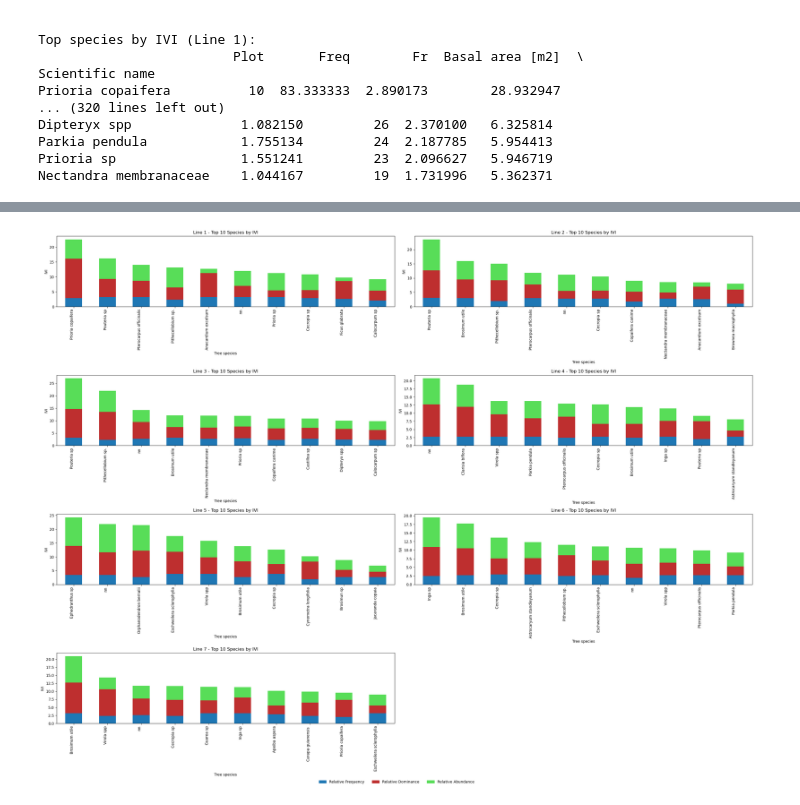
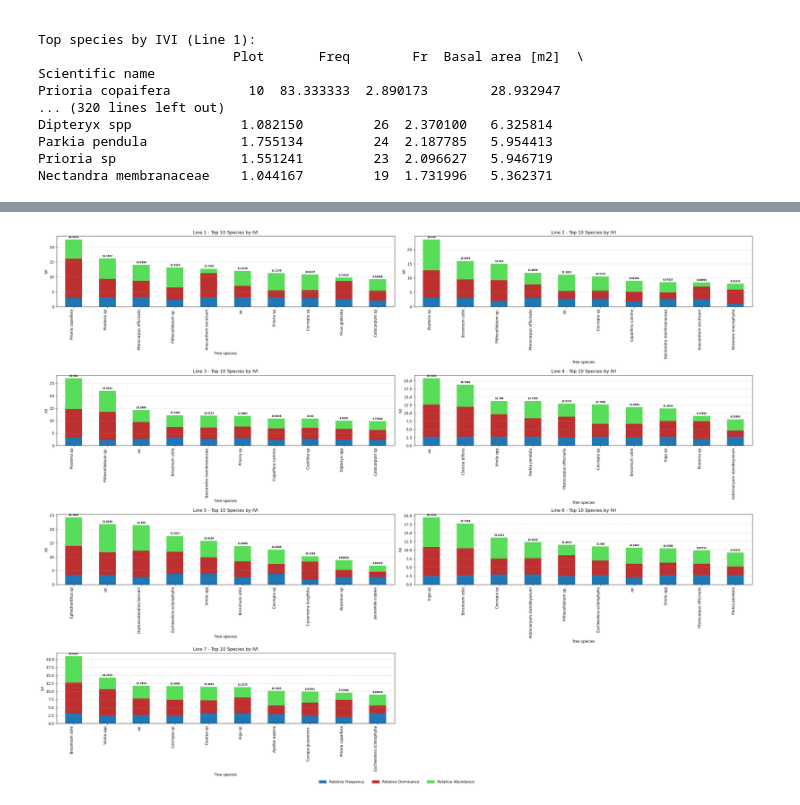
Before and after one commit to miguelif92/IVI-ForstEcol, a Jupyter notebook: notebook/1_ivi.ipynb, the cells around one changed output, grey strips where cells are left out. Drawn from its saved outputs; the diff is of its cells as text; code cells hidden in the pictures.

```diff
--- a/notebook/1_ivi.ipynb
+++ b/notebook/1_ivi.ipynb
@@ -342,7 +415,7 @@ def compute_ivi(line_df):
     do = line_df.pivot_table(index='Scientific name', values='Basal area [m2]', aggfunc='sum')
     do = do[do['Basal area [m2]'] != 0]
     g = do['Basal area [m2]'].sum()
-    do['Do'] = (do['Basal area [m2]'] / g) * 100 if g > 0 else 0
+    do['Dr'] = (do['Basal area [m2]'] / g) * 100 if g > 0 else 0
 
     # Abundance: count individuals and compute relative abundance
     ab = line_df.groupby('Scientific name').size().to_frame(name='Abundance')
@@ -352,13 +425,13 @@ def compute_ivi(line_df):
 
     # Join components and compute IVI
     ivi = fr.join(do).join(ab)
-    for col in ['Fr', 'Do', 'Ab']:
+    for col in ['Fr', 'Dr', 'Ab']:
         if col in ivi.columns:
             ivi[col] = ivi[col].fillna(0)
         else:
             ivi[col] = 0
 
-    ivi['IVI'] = ivi['Fr'] + ivi['Do'] + ivi['Ab']
+    ivi['IVI'] = ivi['Fr'] + ivi['Dr'] + ivi['Ab']
     return ivi.sort_values(by='IVI', ascending=False)
 
 # Compute IVI for lines 1-7
@@ -419,21 +494,25 @@ for i, ivi_df in enumerate(ivi_list):
     if ivi_df.empty:
         ax.set_visible(False)
         continue
-    plot_df = ivi_df[["Fr", "Do", "Ab"]].head(top_n)
-    plot_df.plot(kind='bar', stacked=True, ax=ax, color=[color_ivi['Fr'], color_ivi['Do'], color_ivi['Ab']], legend=False)
+    plot_df = ivi_df[["Fr", "Dr", "Ab"]].head(top_n)
+    plot_df.plot(kind='bar', stacked=True, ax=ax, color=[color_ivi['Fr'], color_ivi['Dr'], color_ivi['Ab']], legend=False)
     ax.set_title(f'Line {i+1} - Top {min(top_n, len(plot_df))} Species by IVI')
     ax.set_xlabel('Species')
     ax.set_ylabel('IVI')
     ax.tick_params(axis='x', rotation=90)
     ax.set_xticklabels(plot_df.index, rotation=90, ha='right')
+    ax.grid(axis='y', linestyle='--', alpha=0.6)
 
 # Legend once on the last subplot column
-handles = [plt.Rectangle((0,0),1,1, color=color_ivi[k]) for k in ['Fr','Do','Ab']]
-labels = [dict_ivi[k] for k in ['Fr','Do','Ab']]
+handles = [plt.Rectangle((0,0),1,1, color=color_ivi[k]) for k in ['Fr','Dr','Ab']]
+labels = [dict_ivi[k] for k in ['Fr','Dr','Ab']]
 fig.legend(handles, labels, loc='lower center', ncol=3, frameon=False)
 
 # Hide unused subplot (8th)
 axes[7].set_visible(False)
 plt.tight_layout(rect=[0,0.01,0.95,1])
+for ax in axes:
+    if ax.get_visible():
+        ax.bar_label(ax.containers[2], padding=3, fontsize=6, fontweight='bold')
 plt.show()
 # %% [output]
@@ -441,31 +522,35 @@ plt.show()
 # %%
 # Stacked IVI bar charts per line (4x2 matrix) — colors from color_ivi
 top_n = 10
 fig, axes = plt.subplots(4, 2, figsize=(27, 21))
 axes = axes.flatten()
 
 ivi_list = [ivi1, ivi2, ivi3, ivi4, ivi5, ivi6, ivi7]
 for i, ivi_df in enumerate(ivi_list):
     ax = axes[i]
     if ivi_df.empty:
         ax.set_visible(False)
         continue
-    plot_df = ivi_df[["Fr", "Do", "Ab"]].head(top_n)
-    plot_df.plot(kind='bar', stacked=True, ax=ax, color=[color_ivi['Fr'], color_ivi['Do'], color_ivi['Ab']], legend=False)
+    plot_df = ivi_df[["Fr", "Dr", "Ab"]].head(top_n)
+    plot_df.plot(kind='bar', stacked=True, ax=ax, color=[color_ivi['Fr'], color_ivi['Dr'], color_ivi['Ab']], legend=False)
     ax.set_title(f'Line {i+1} - Top {min(top_n, len(plot_df))} Species by IVI')
     ax.set_xlabel('Tree species')
     ax.set_ylabel('IVI')
     ax.tick_params(axis='x', rotation=90)
     ax.set_xticklabels(plot_df.index, rotation=90, ha='right')
+    ax.grid(axis='y', linestyle='--', alpha=0.6)
 
 # Legend once on the last subplot column
-handles = [plt.Rectangle((0,0),1,1, color=color_ivi[k]) for k in ['Fr','Do','Ab']]
-labels = [dict_ivi[k] for k in ['Fr','Do','Ab']]
+handles = [plt.Rectangle((0,0),1,1, color=color_ivi[k]) for k in ['Fr','Dr','Ab']]
+labels = [dict_ivi[k] for k in ['Fr','Dr','Ab']]
 fig.legend(handles, labels, loc='lower center', ncol=3, frameon=False)
 
 # Hide unused subplot (8th)
 axes[7].set_visible(False)
 plt.tight_layout(rect=[0,0.01,1,1])
+for ax in axes:
+    if ax.get_visible():
+        ax.bar_label(ax.containers[2], padding=3, fontsize=6, fontweight='bold')
 plt.show()
 # %% [output]
-[figure, old version]
+[figure, new version]
```
Also changed, not shown: parts of 19 cells of this notebook, 1 other file.
